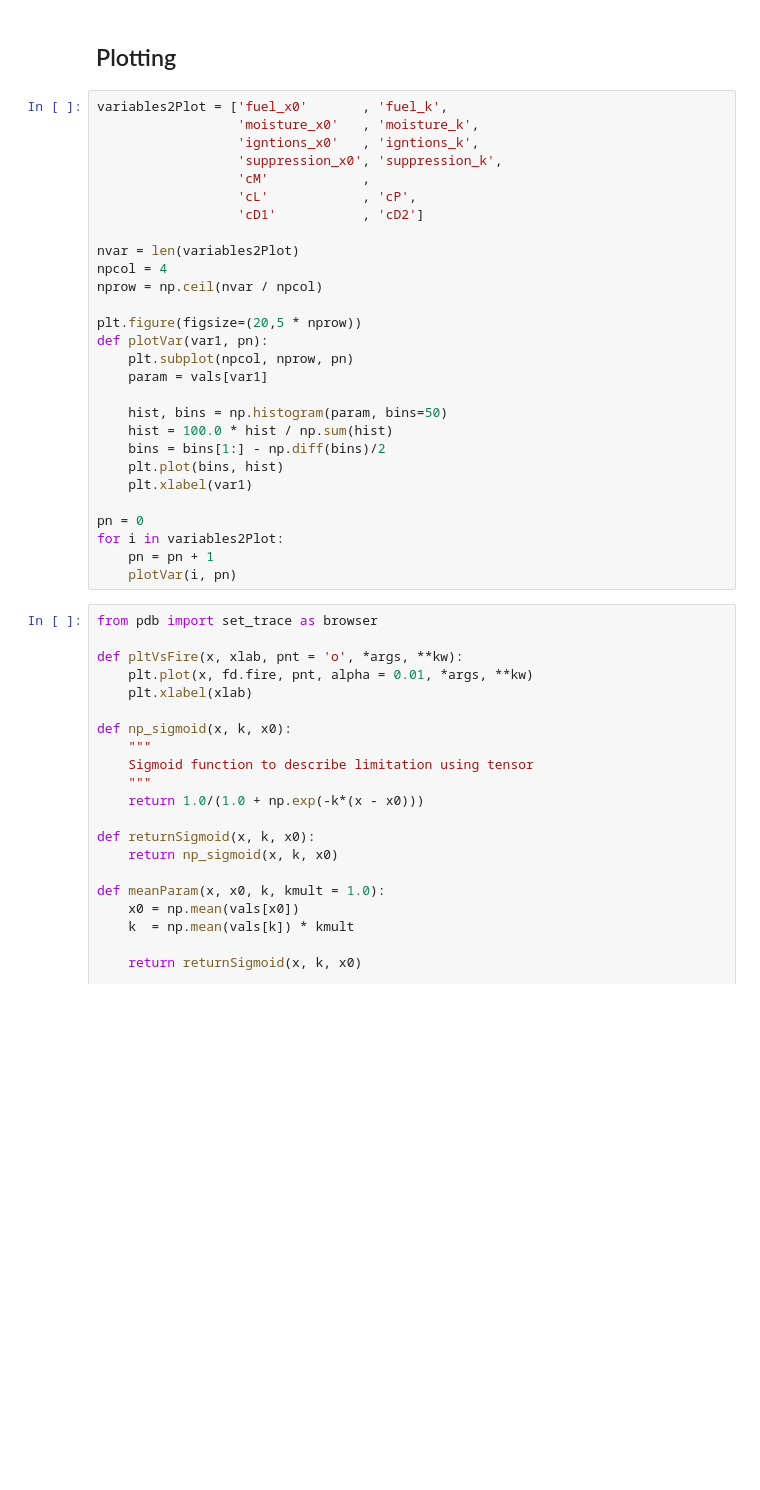
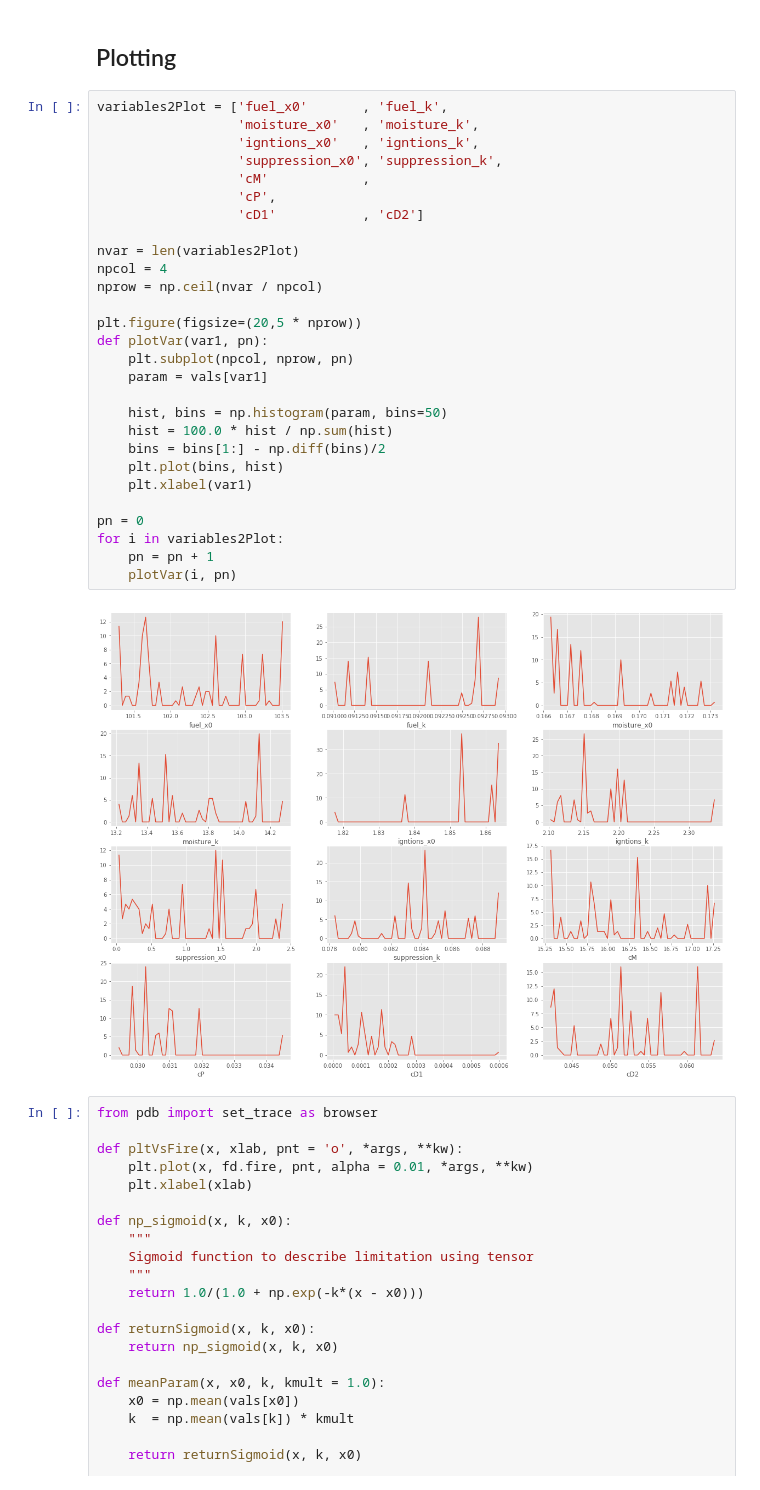
Before and after one commit to rhyswhitley/fire_limitation, a Jupyter notebook: notebooks/bayesian_inference.ipynb, the cells around one changed output. Drawn from its saved outputs; the diff is of its cells as text; blank space fills up the shorter version.

```diff
--- a/notebooks/bayesian_inference.ipynb
+++ b/notebooks/bayesian_inference.ipynb
@@ -364,31 +364,33 @@ vals.to_csv(param_outpath, index=False)
 # %%
 variables2Plot = ['fuel_x0'       , 'fuel_k',
                   'moisture_x0'   , 'moisture_k',
                   'igntions_x0'   , 'igntions_k',
                   'suppression_x0', 'suppression_k',
                   'cM'            ,
-                  'cL'            , 'cP',
+                  'cP',
                   'cD1'           , 'cD2']
 
 nvar = len(variables2Plot)
 npcol = 4
 nprow = np.ceil(nvar / npcol)
 
 plt.figure(figsize=(20,5 * nprow))
 def plotVar(var1, pn):
     plt.subplot(npcol, nprow, pn)
     param = vals[var1]
 
     hist, bins = np.histogram(param, bins=50)
     hist = 100.0 * hist / np.sum(hist)
     bins = bins[1:] - np.diff(bins)/2
     plt.plot(bins, hist)
     plt.xlabel(var1)
 
 pn = 0
 for i in variables2Plot:
     pn = pn + 1
     plotVar(i, pn)
+# %% [output]
+[figure, added]
 # %%
 from pdb import set_trace as browser
 
```
Also changed, not shown: parts of 8 cells of this notebook.
